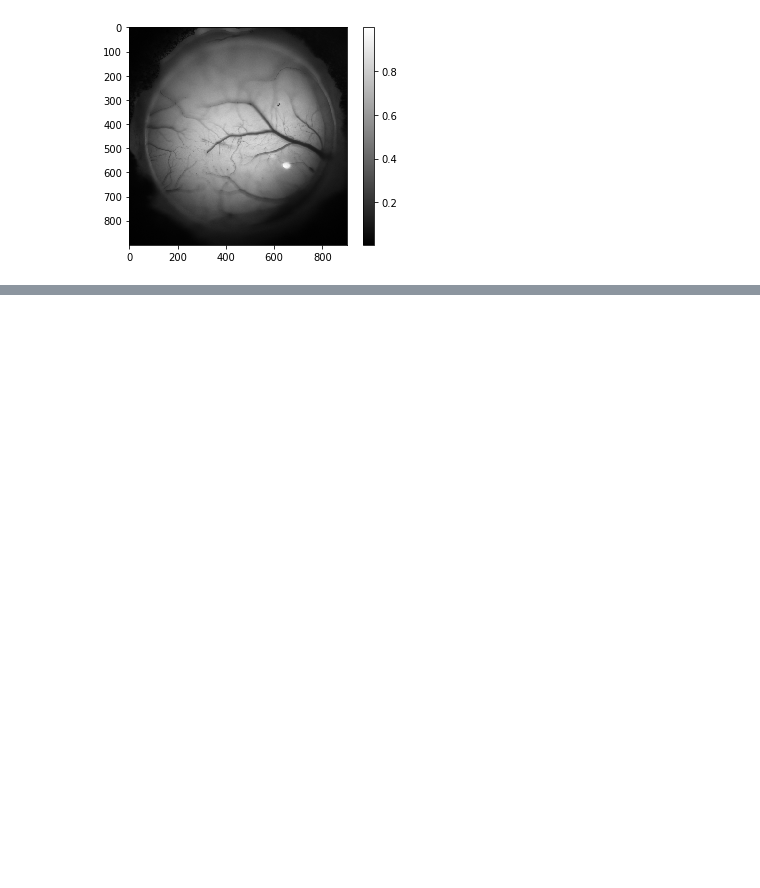
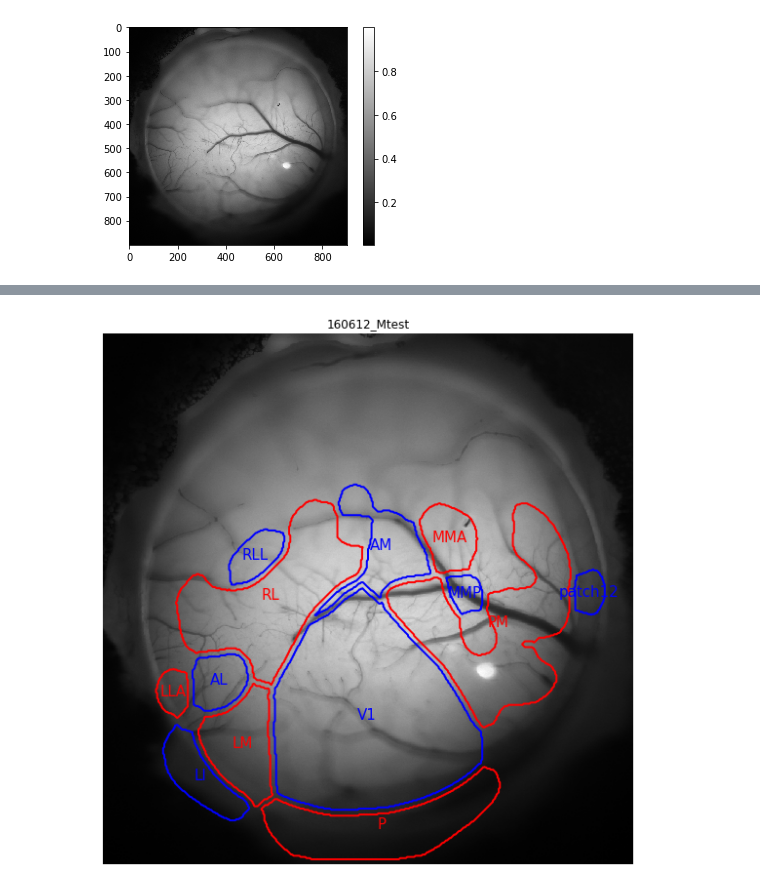
Before and after one commit to drinnenb/retinotopic_mapping, a Jupyter notebook: retinotopic_mapping/example_alex.ipynb, the cells around one changed output, grey strips where cells are left out. Saved outputs shown, nothing was run; the diff lists cells and outputs as text; code cells hidden in the pictures; blank space fills up the shorter version.

```diff
--- a/retinotopic_mapping/example_alex.ipynb
+++ b/retinotopic_mapping/example_alex.ipynb
@@ -12,5 +13,5 @@ os.chdir(example_folder)
 # %%
-vasculature_map = tf.imread('example_vasculature_map.tif')
+vasculature_map = tf.imread(os.path.join(example_folder,'example_vasculature_map.tif'))
 _ = plt.imshow(vasculature_map, cmap='gray', interpolation='nearest')
 _ = plt.colorbar()
 plt.show()
@@ -114,0 +130,30 @@ merge iteration: 2
+# %%
+names = [
+         ['patch01', 'V1'],
+         ['patch02', 'PM'],
+         ['patch03', 'RL'],
+         ['patch04', 'P'],
+         ['patch05', 'LM'],
+         ['patch06', 'AM'],
+         ['patch07', 'LI'],
+         ['patch08', 'MMA'],
+         ['patch09', 'AL'],
+         ['patch10', 'RLL'],
+         ['patch11', 'LLA'],
+#          ['patch12', 'MMP'],
+         ['patch13', 'MMP']
+         ]
+
+finalPatchesMarked = dict(trial.finalPatches)
+
+for i, namePair in enumerate(names):
+    currPatch = finalPatchesMarked.pop(namePair[0])
+    newPatchDict = {namePair[1]:currPatch}
+    finalPatchesMarked.update(newPatchDict)
+
+trial.finalPatchesMarked = finalPatchesMarked
+# %%
+_ = trial.plotFinalPatchBorders2()
+plt.show()
+# %% [output]
+[figure, added]
```
Also changed, not shown: parts of 12 cells of this notebook, 7 other files.
